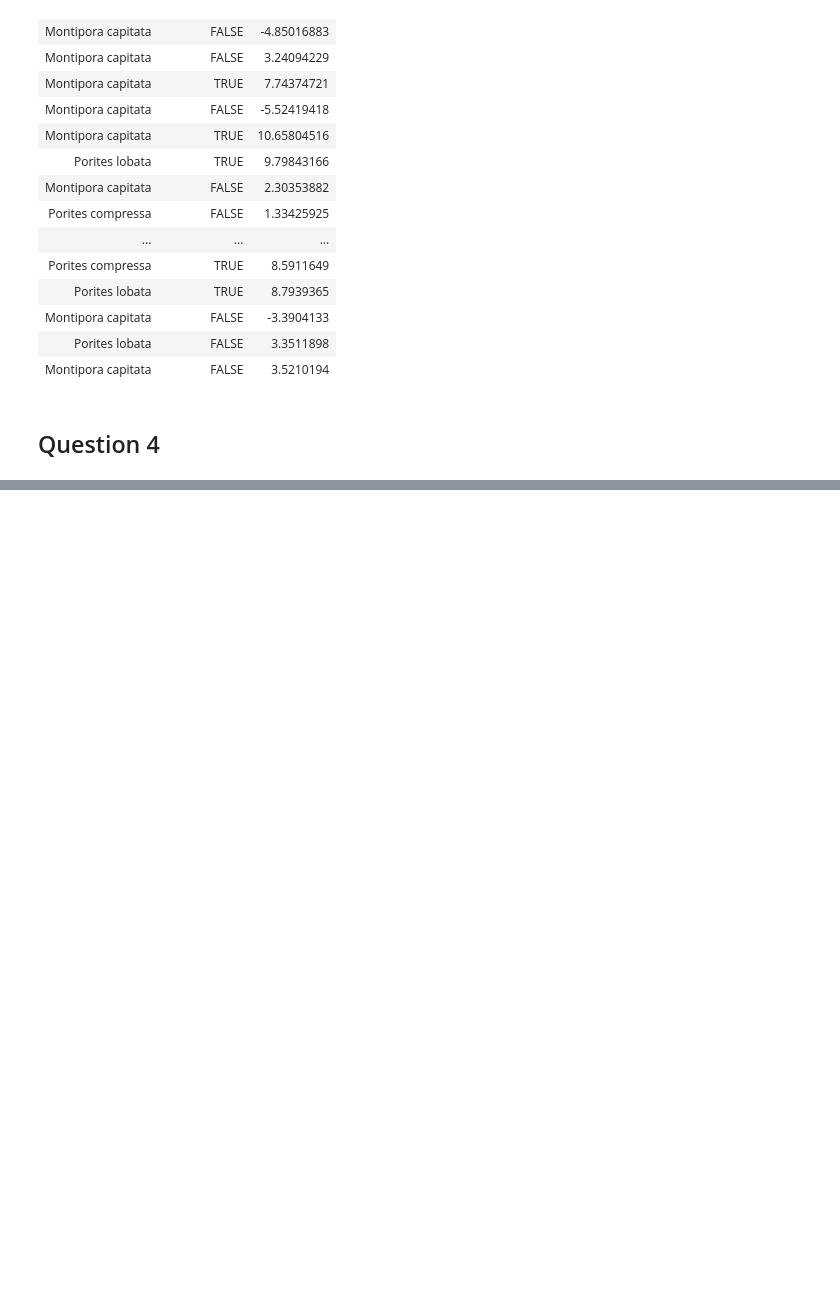
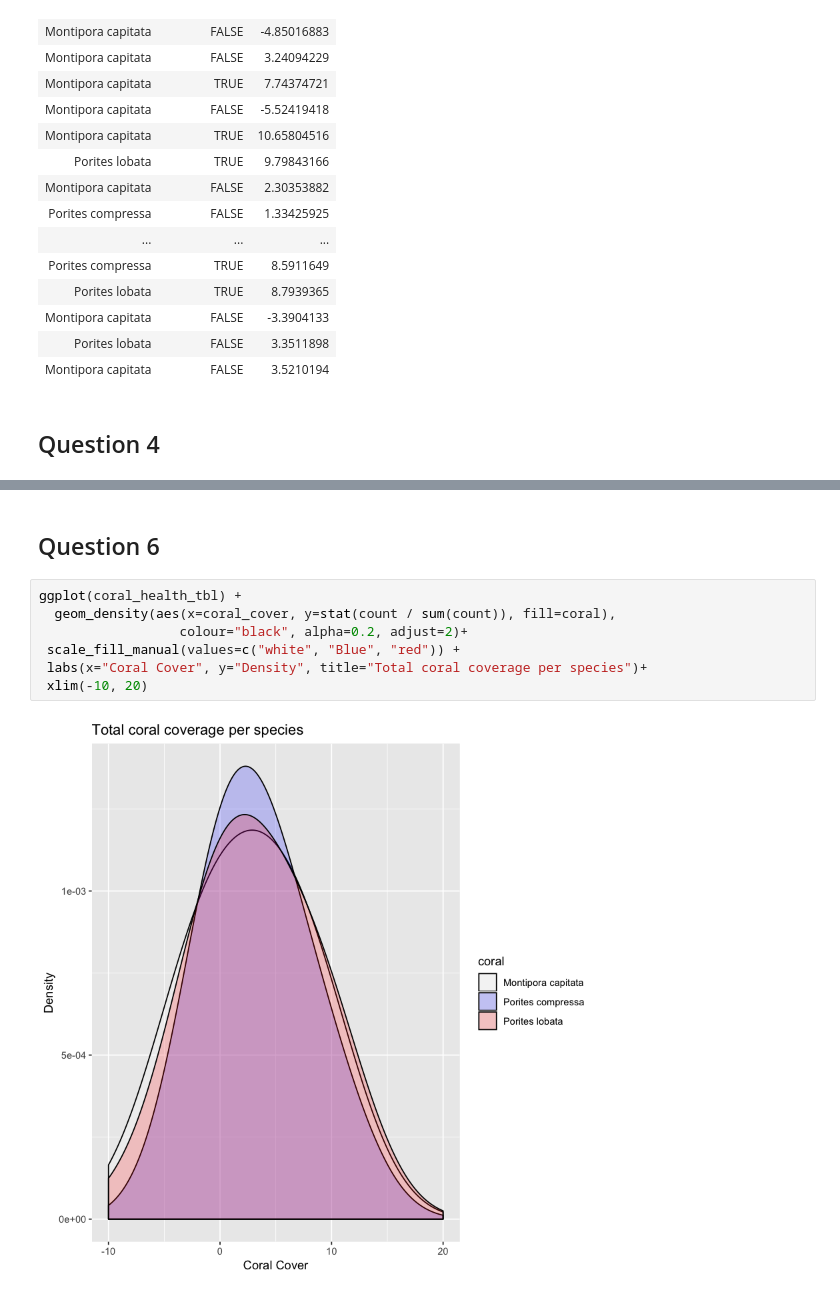
Before and after one commit to samanthakiara/week_4_practical, a Jupyter notebook: week_4_solution.ipynb, the cells around one changed output, grey strips where cells are left out. Saved outputs shown, nothing was run; the diff lists cells and outputs as text; blank space fills up the shorter version.

```diff
--- a/week_4_solution.ipynb
+++ b/week_4_solution.ipynb
@@ -103,0 +142,11 @@ coral_health_tbl_3
+# %% [markdown]
+## Question 6
+# %%
+ggplot(coral_health_tbl) +
+  geom_density(aes(x=coral_cover, y=stat(count / sum(count)), fill=coral),
+                  colour="black", alpha=0.2, adjust=2)+
+ scale_fill_manual(values=c("white", "Blue", "red")) +
+ labs(x="Coral Cover", y="Density", title="Total coral coverage per species")+
+ xlim(-10, 20)
+# %% [output]
+[figure, added]
```
Also changed, not shown: parts of 11 cells of this notebook.
